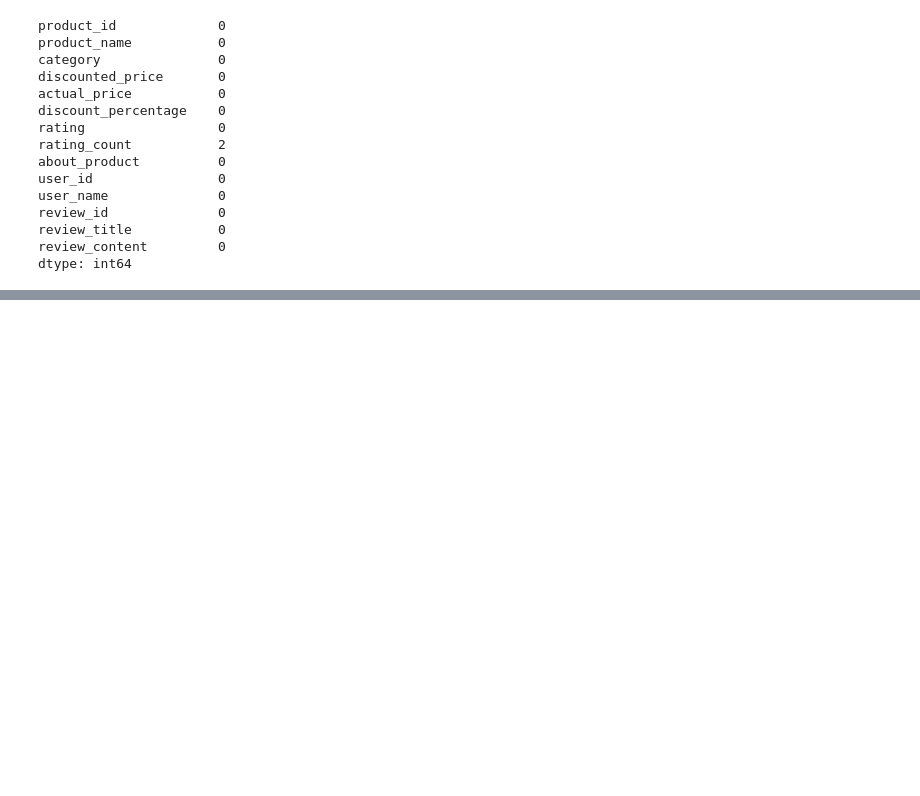
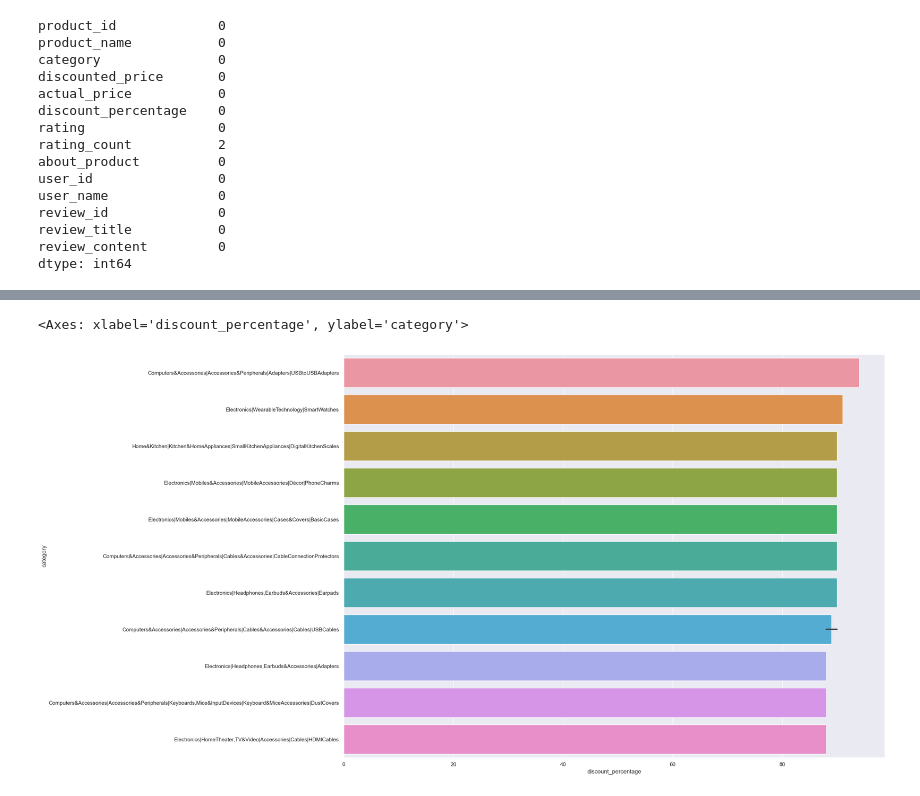
Before and after one commit to sazuyakun/amazon_sales_EDA, a Jupyter notebook: amazon_EDA.ipynb, the cells around one changed output, grey strips where cells are left out. Cells and saved outputs as stored; diff of their text form; code cells hidden in the pictures; blank space fills up the shorter version.

```diff
--- a/amazon_EDA.ipynb
+++ b/amazon_EDA.ipynb
@@ -116,0 +186,8 @@ dtype: int64
+# %%
+sorted_df_dis = df.sort_values(by='discount_percentage', ascending=False)
+top_10_dis = sorted_df_dis.head(20)
+sns.set(rc={'figure.figsize':(20,15)})
+sns.barplot(top_10_dis,x='discount_percentage',y='category')
+# %% [output]
+<Axes: xlabel='discount_percentage', ylabel='category'>
+[figure, added]
```
Also changed, not shown: parts of 22 cells of this notebook.
